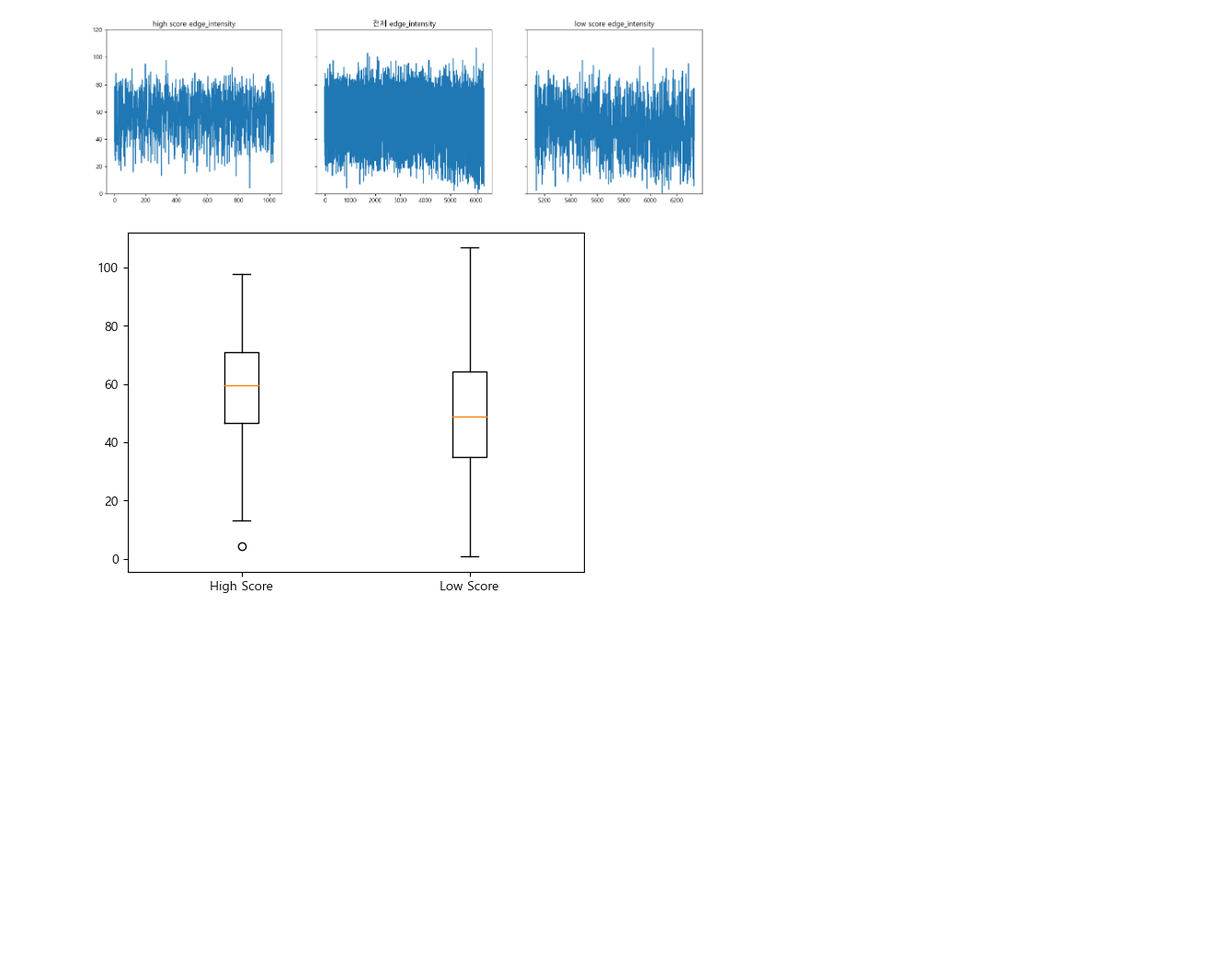
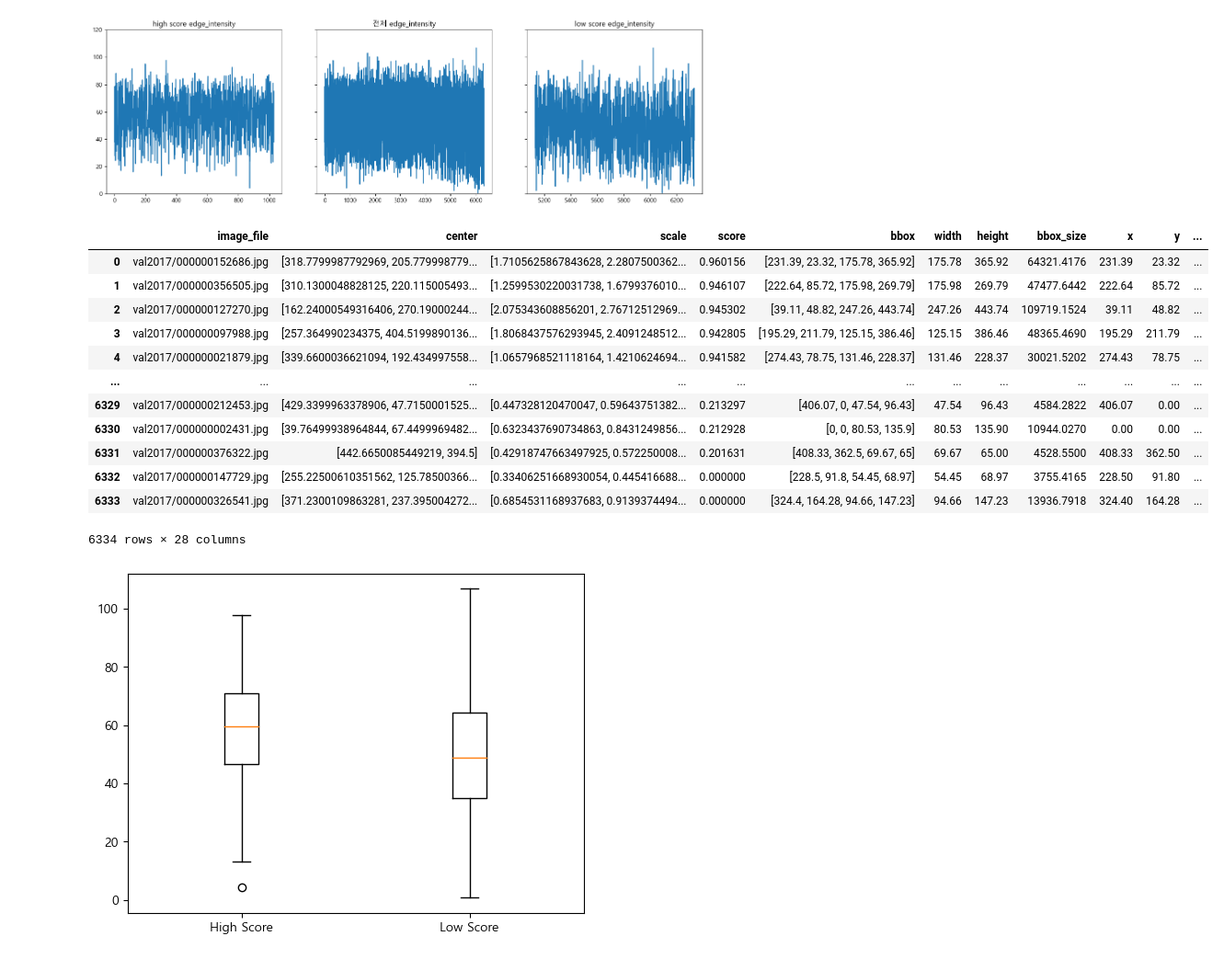
Before and after one commit to yuuhey/image_preprocessing, a Jupyter notebook: mergedDF_visualization.ipynb, the cells around one changed output. Shown at 92% size. Drawn from its saved outputs; the diff is of its cells as text; code cells hidden in the pictures; blank space fills up the shorter version.

```diff
--- a/mergedDF_visualization.ipynb
+++ b/mergedDF_visualization.ipynb
@@ -606,6 +606,22 @@ axes[0].set_ylim(0, 120)
 plt.show()
 # %% [output]
 [figure]
+# %%
+df
+# %% [output]
+|  | image_file | center | scale | score | bbox | width | height | bbox_size | x | y | ... |
+| 0 | val2017/000000152686.jpg | [318.7799987792969, 205.779998779... | [1.7105625867843628, 2.2807500362... | 0.960156 | [231.39, 23.32, 175.78, 365.92] | 175.78 | 365.92 | 64321.4176 | 231.39 | 23.32 | ... |
+| 1 | val2017/000000356505.jpg | [310.1300048828125, 220.115005493... | [1.2599530220031738, 1.6799376010... | 0.946107 | [222.64, 85.72, 175.98, 269.79] | 175.98 | 269.79 | 47477.6442 | 222.64 | 85.72 | ... |
+| 2 | val2017/000000127270.jpg | [162.24000549316406, 270.19000244... | [2.075343608856201, 2.76712512969... | 0.945302 | [39.11, 48.82, 247.26, 443.74] | 247.26 | 443.74 | 109719.1524 | 39.11 | 48.82 | ... |
+| 3 | val2017/000000097988.jpg | [257.364990234375, 404.5199890136... | [1.8068437576293945, 2.4091248512... | 0.942805 | [195.29, 211.79, 125.15, 386.46] | 125.15 | 386.46 | 48365.4690 | 195.29 | 211.79 | ... |
+| 4 | val2017/000000021879.jpg | [339.6600036621094, 192.434997558... | [1.0657968521118164, 1.4210624694... | 0.941582 | [274.43, 78.75, 131.46, 228.37] | 131.46 | 228.37 | 30021.5202 | 274.43 | 78.75 | ... |
+| ... | ... | ... | ... | ... | ... | ... | ... | ... | ... | ... | ... |
+| 6329 | val2017/000000212453.jpg | [429.3399963378906, 47.7150001525... | [0.447328120470047, 0.59643751382... | 0.213297 | [406.07, 0, 47.54, 96.43] | 47.54 | 96.43 | 4584.2822 | 406.07 | 0.00 | ... |
+| 6330 | val2017/000000002431.jpg | [39.76499938964844, 67.4499969482... | [0.6323437690734863, 0.8431249856... | 0.212928 | [0, 0, 80.53, 135.9] | 80.53 | 135.90 | 10944.0270 | 0.00 | 0.00 | ... |
+| 6331 | val2017/000000376322.jpg | [442.6650085449219, 394.5] | [0.42918747663497925, 0.572250008... | 0.201631 | [408.33, 362.5, 69.67, 65] | 69.67 | 65.00 | 4528.5500 | 408.33 | 362.50 | ... |
+| 6332 | val2017/000000147729.jpg | [255.22500610351562, 125.78500366... | [0.33406251668930054, 0.445416688... | 0.000000 | [228.5, 91.8, 54.45, 68.97] | 54.45 | 68.97 | 3755.4165 | 228.50 | 91.80 | ... |
+| 6333 | val2017/000000326541.jpg | [371.2300109863281, 237.395004272... | [0.6854531168937683, 0.9139374494... | 0.000000 | [324.4, 164.28, 94.66, 147.23] | 94.66 | 147.23 | 13936.7918 | 324.40 | 164.28 | ... |
+6334 rows × 28 columns
 # %%
 plt.boxplot([high_score['edge_intensity'], low_score['edge_intensity']], labels=['High Score', 'Low Score'])
 plt.show()
```
Also changed, not shown: parts of 3 cells of this notebook, 4 other files.
